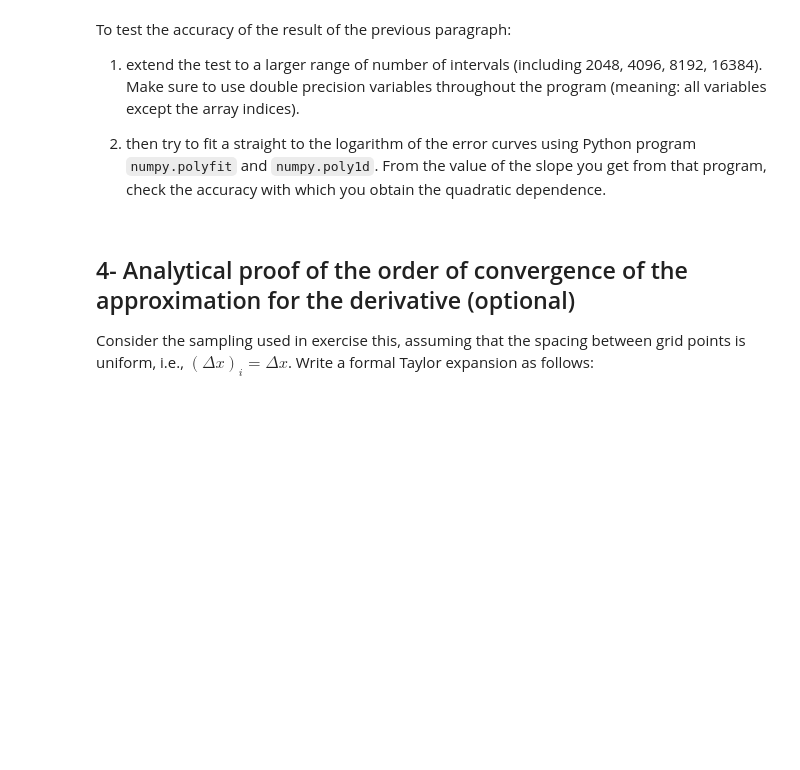
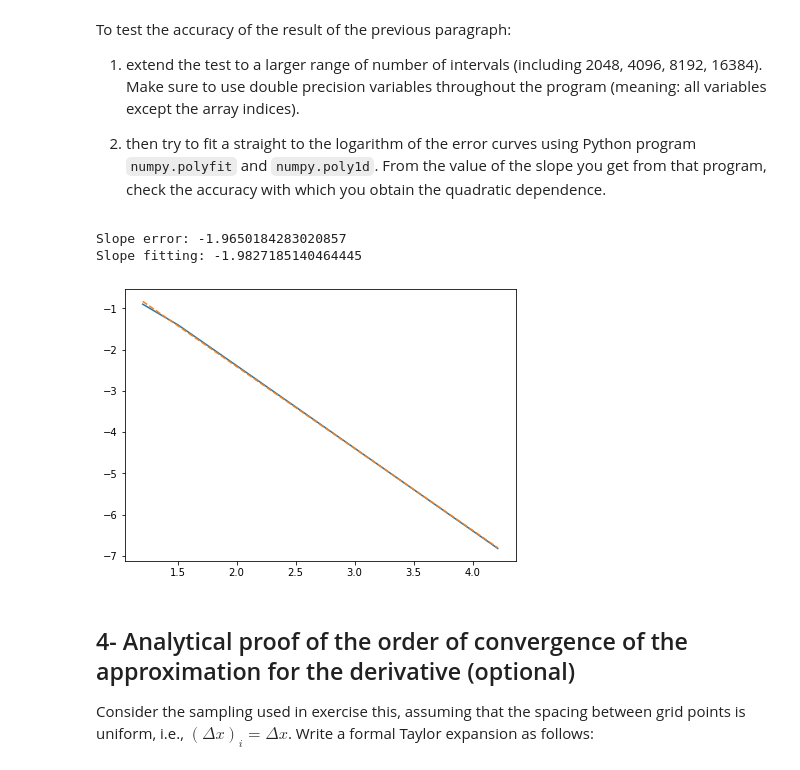
Before and after one commit to AST-Course/AST5110, a Jupyter notebook: ex_1a_v0.5.ipynb, the cells around one changed output. Drawn from its saved outputs; the diff is of its cells as text; code cells hidden in the pictures; blank space fills up the shorter version.

```diff
--- a/ex_1a_v0.5.ipynb
+++ b/ex_1a_v0.5.ipynb
@@ -209,17 +132,13 @@ for i in range(len(nint_list2)):
     xf = 10.0
     xx = np.arange(nump)/(nump-1.0)*(xf-x0) + x0
 
-    hp_num = deriv_dnw(xx, h(xx))
+    hp_num = nm.deriv_dnw(xx, h(xx))
 
     hp_a = hp_analytical(xx+(xx[1]- xx[0])/2)
 
     diff = np.abs(hp_a[:-1] - hp_num)
     diff_max[i] = np.max(diff)
 
-
-
-print("Max absolute difference:", diff_max)
-
 print("Slope:",(np.log(diff_max[0])-np.log(diff_max[-1]))/(np.log(16)-np.log(1024)))
 
 plt.plot(nint_list2, diff_max)
@@ -238,6 +155,44 @@ To test the accuracy of the result of the previous paragraph:
 1. extend the test to a larger range of number of intervals (including 2048, 4096, 8192, 16384). Make sure to use double precision variables throughout the program (meaning: all variables except the array indices).
 
 2. then try to fit a straight to the logarithm of the error curves using Python program `numpy.polyfit` and `numpy.poly1d`. From the value of the slope you get from that program, check the accuracy with which you obtain the quadratic dependence.
+# %%
+
+nint_list3 = np.array([16, 32, 64, 128, 256, 512, 1024, 2048, 4096, 8192, 16384])
+diff_max = np.zeros(len(nint_list3))
+plt.figure(figsize=(7,5))
+
+for i in range(len(nint_list3)):
+
+
+    nump = nint_list3[i] +1
+    x0 = -4.0
+    xf = 10.0
+    xx = np.arange(nump)/(nump-1.0)*(xf-x0) + x0
+
+    hp_num = nm.deriv_dnw(xx, h(xx))
+
+    hp_a = hp_analytical(xx+(xx[1]- xx[0])/2)
+
+    diff = np.abs(hp_a[:-1] - hp_num)
+    diff_max[i] = np.max(diff)
+
+
+
+p = np.polyfit(np.log10(nint_list3), np.log10(diff_max), 1)
+pol = np.poly1d(p)
+
+
+print("Slope error:",(np.log10(diff_max[0])-np.log10(diff_max[-1]))/(np.log10(nint_list3[0])-np.log10(nint_list3[-1])))
+print("Slope fitting:", p[0])
+
+plt.plot(np.log10(nint_list3), np.log10(diff_max))
+plt.plot(np.log10(nint_list3), pol(np.log10(nint_list3)), "--")
+
+plt.show()
+# %% [output]
+Slope error: -1.9650184283020857
+Slope fitting: -1.9827185140464445
+[figure, added]
 # %% [markdown]
 ## 4- Analytical proof of the order of convergence of the approximation for the derivative (optional)
 
```
Also changed, not shown: parts of 6 cells of this notebook.
